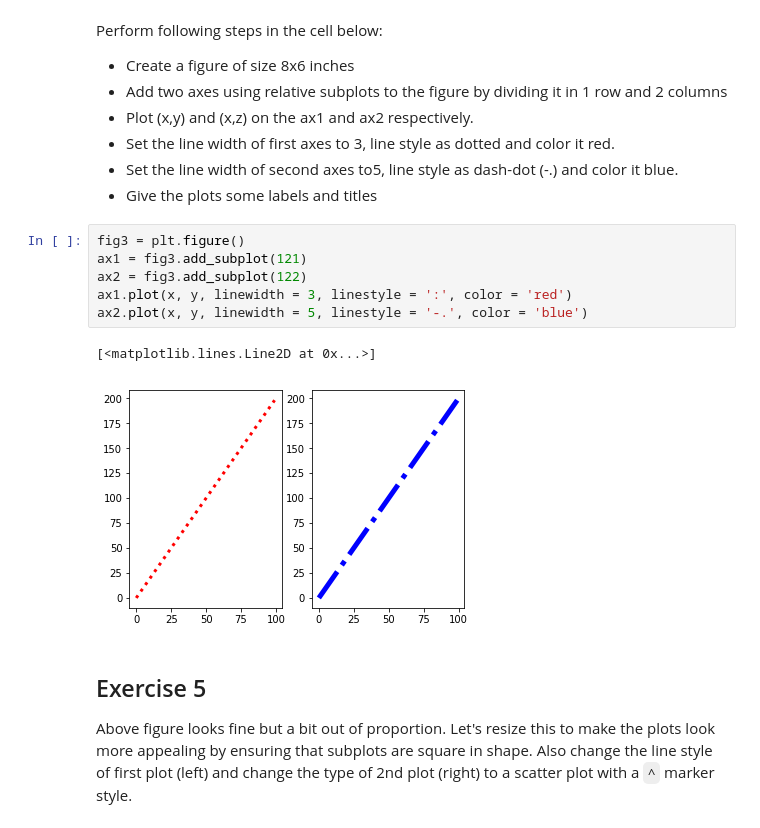
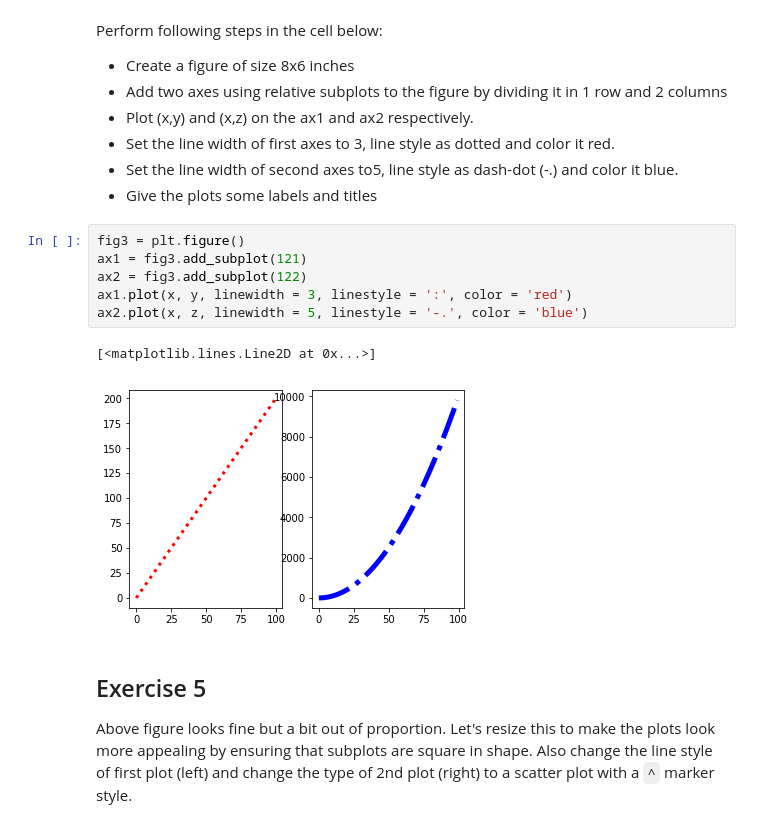
Before and after one commit to jdmitchell0216/dsc-1-03-13-customizing-visualizations-with-matplotlib-lab-nyc-ds-career-012819, a Jupyter notebook: index.ipynb, the cells around one changed output. Saved outputs shown, nothing was run; the diff lists cells and outputs as text.

```diff
--- a/index.ipynb
+++ b/index.ipynb
@@ -138,12 +138,12 @@ Perform following steps in the cell below:
 # %%
 fig3 = plt.figure()
 ax1 = fig3.add_subplot(121)
 ax2 = fig3.add_subplot(122)
 ax1.plot(x, y, linewidth = 3, linestyle = ':', color = 'red')
-ax2.plot(x, y, linewidth = 5, linestyle = '-.', color = 'blue')
+ax2.plot(x, z, linewidth = 5, linestyle = '-.', color = 'blue')
 # %% [output]
 [<matplotlib.lines.Line2D at 0x...>]
-[figure, old version]
+[figure, new version]
 # %% [markdown]
 ## Exercise 5
 
```
